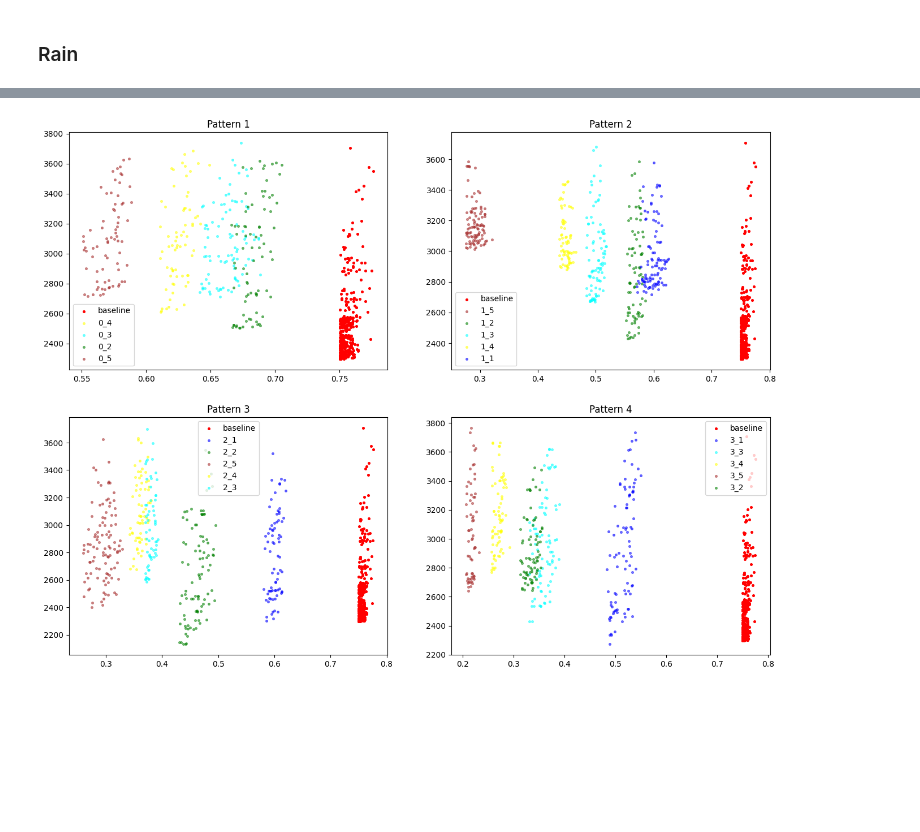
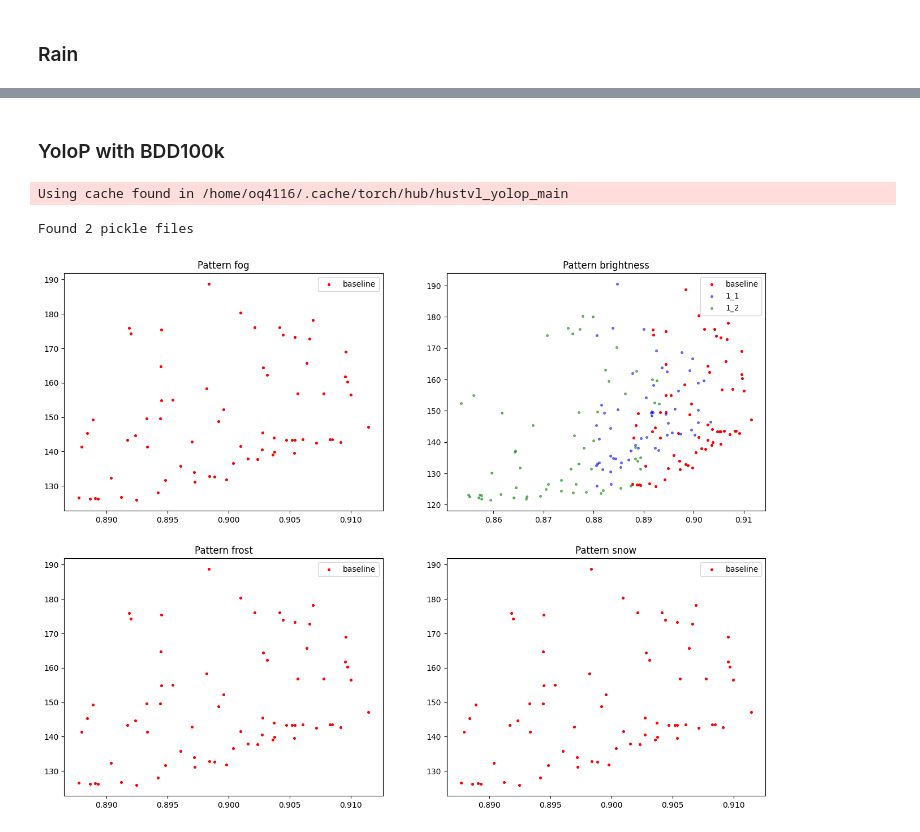
Before and after one commit to itiv-kit/dnn-model-exploration, a Jupyter notebook: evaluation_scripts/analyse_weather.ipynb, the cells around one changed output, grey strips where cells are left out. Drawn from its saved outputs; the diff is of its cells as text; code cells hidden in the pictures; blank space fills up the shorter version.

Commit message:
working corrupted yolop

```diff
--- a/evaluation_scripts/analyse_weather.ipynb
+++ b/evaluation_scripts/analyse_weather.ipynb
@@ -120,12 +220,14 @@ clrs = {0: 'blue', 1: 'green', 2:'cyan'}
 ax = ax.reshape(-1)
 
 for i, a in enumerate(ax.reshape(-1)):
-    a.set_ylim((3000,7000))
-    a.set_xlim((0.69,0.98))
-    a.scatter(df_baseline['acc_pixel'], df_baseline['F_1'], s=7, c='red', label='baseline')
-    for d in data.values():
-        if int(d['pattern']) == i + 1:
-            a.scatter(d['data']['acc_pixel'], d['data']['F_1'], alpha=0.5, s=7, c=clrs[int(d['comb'])], label=f'{d["pattern"]}_{d["comb"]}')
+    # a.set_ylim((3000,7000))
+    # a.set_xlim((0.69,0.98))
+    a.scatter(bl_deeplab_rain['acc'], bl_deeplab_rain['size']/1_048_576, s=7, c='red', label='baseline')
+    for d in d_deeplab_rain.values():
+        if int(d['fileparts'][2]) == i + 1:
+            a.scatter(d['data']['acc'], d['data']['size']/1_048_576, alpha=0.5, s=7,
+                      c=clrs[int(d['fileparts'][4])],
+                      label=f'{d["fileparts"][2]}_{d["fileparts"][4]}')
     a.legend()
     a.set_title(f"Pattern {i+1}")
 # %% [output]
@@ -171,19 +271,40 @@ df_baseline = df_baseline[df_baseline['acc_class'] > r.accuracy_limit]
+# %% [markdown]
+### YoloP with BDD100k
+# %%
+import sys
+import os
+sys.path.append('/home/oq4116/projekte/ai-hardware-accelerators/mixed-precision-dnns/model_explorer/third_party/yolop_det_seg')
+
+energy_file = '/home/oq4116/projekte/ai-hardware-accelerators/mixed-precision-dnns/results/dram_accesses_yolop.csv'
+energy_table = pd.read_csv(energy_file)
+
+path = '/home/oq4116/projekte/ai-hardware-accelerators/mixed-precision-dnns/results/exploration_sweep_2023-05-08_16-47'
+baseline_path = '/home/oq4116/projekte/ai-hardware-accelerators/mixed-precision-dnns/results/expl_quantization_problem_yolop_bdd100k_2023-05-08_12-52.pkl'
+
+d_yolop = read_pickles(path)
+bl_yolop = read_baseline(baseline_path)
+# %% [output]
+Using cache found in /home/oq4116/.cache/torch/hub/hustvl_yolop_main
+Found 2 pickle files
 # %%
 import matplotlib.pyplot as plt
 
 fig, ax = plt.subplots(nrows=2, ncols=2, figsize=(16,12))
 
 clrs = {0: 'blue', 1: 'green', 2:'cyan', 3: 'yellow', 4:'brown'}
 ax = ax.reshape(-1)
+conditions = {0: 'fog', 1:'brightness', 2:'frost',3:'snow'}
 
 for i, a in enumerate(ax.reshape(-1)):
     # a.set_ylim((1500,5000))
     # a.set_xlim((0.69,0.98))
-    a.scatter(df_baseline['acc_class'], df_baseline['F_0'], s=7, c='red', label='baseline')
-    for d in data.values():
-        if int(d['condition']) == i:
-            a.scatter(d['data']['acc_class'], d['data']['F_1'], alpha=0.5, s=7, c=clrs[int(d['severity']) - 1], label=f'{d["condition"]}_{d["severity"]}')
+    a.scatter(bl_yolop['acc'], bl_yolop['size']/1_048_576, s=7, c='red', label='baseline')
+    for d in d_yolop.values():
+        if int(d['fileparts'][2]) == i:
+            a.scatter(d['data']['acc'], d['data']['size']/1_048_576, alpha=0.5, s=7,
+                      c=clrs[int(d['fileparts'][4]) - 1],
+                      label=f'{d["fileparts"][2]}_{d["fileparts"][4]}')
     a.legend()
-    a.set_title(f"Pattern {i+1}")
+    a.set_title(f"Pattern {conditions[i]}")
 # %% [output]
-[figure, old version]
+[figure, new version]
```
Also changed, not shown: parts of 22 cells of this notebook, 11 other files.
